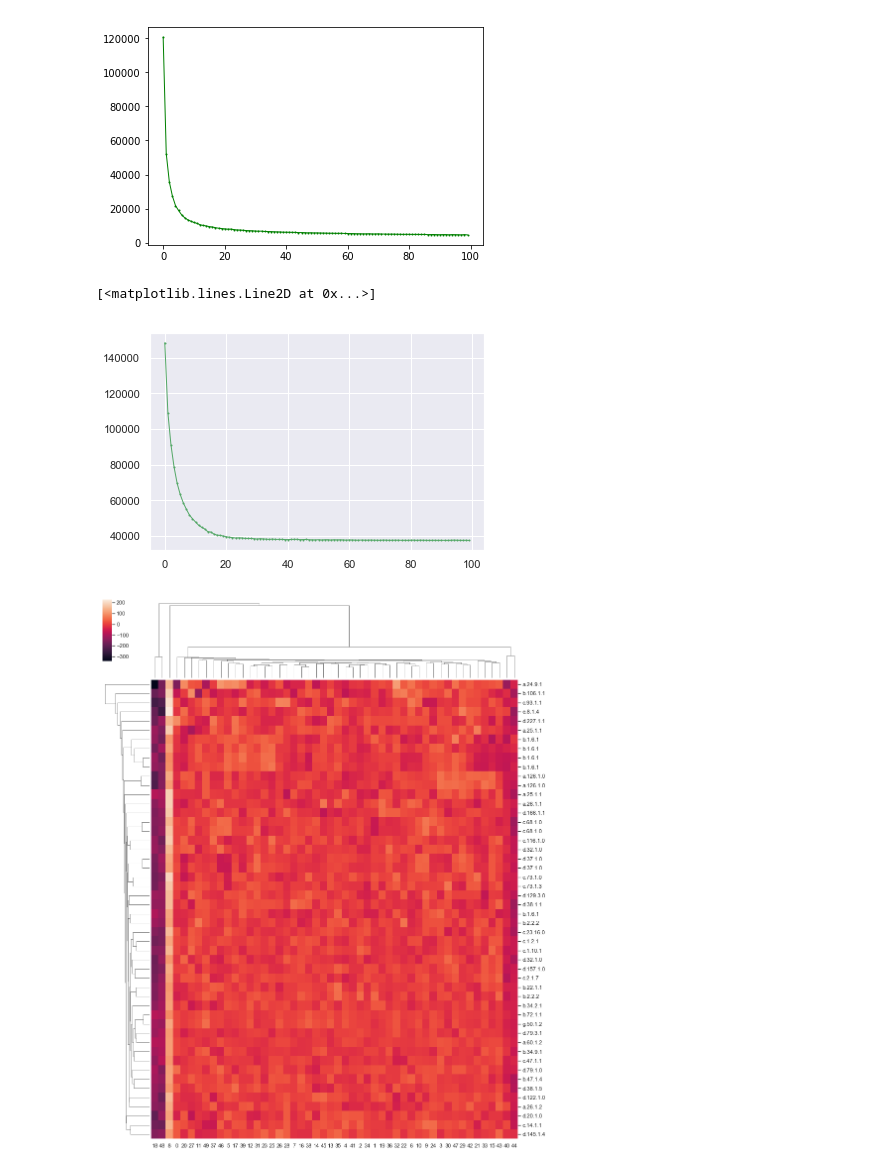
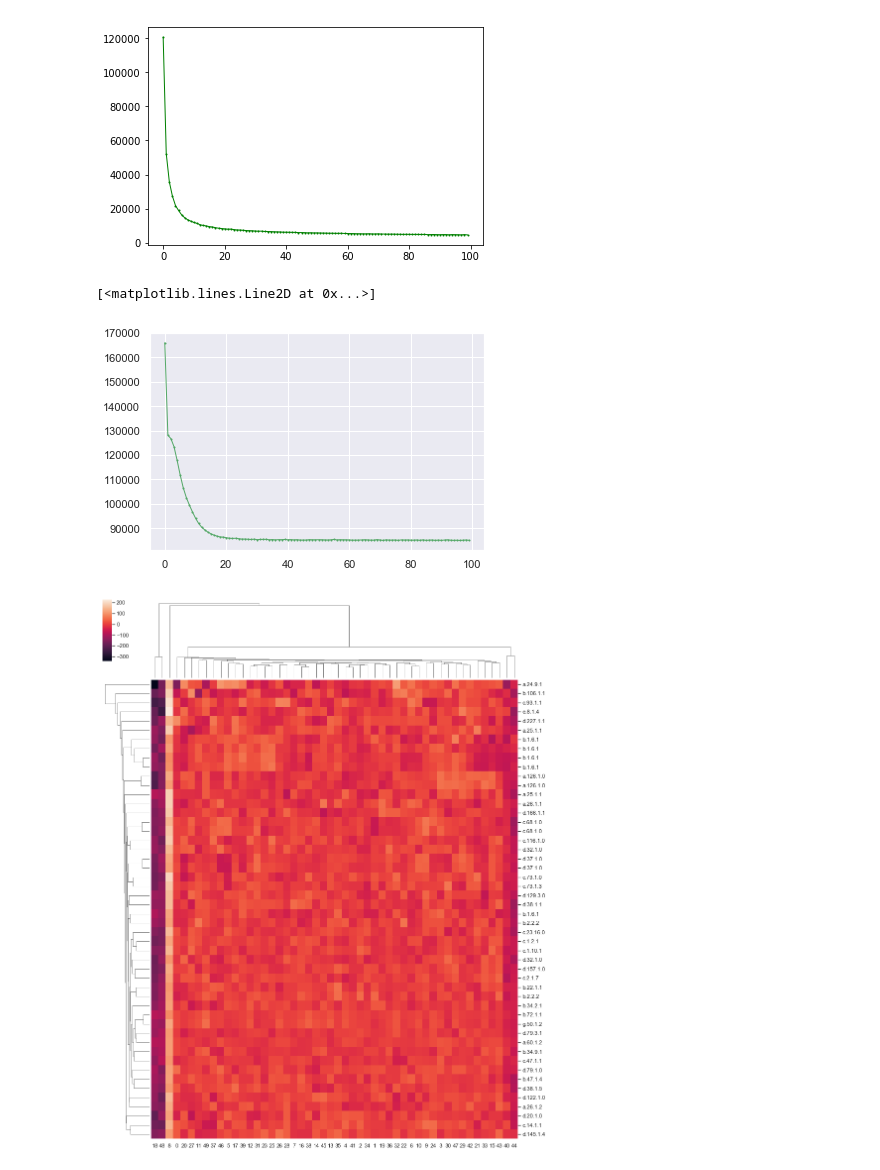
Before and after one commit to hacertilbec/Protein-Vectorization, a Jupyter notebook: Protein Distance Matrix/Hierarchical Clustering Heat Map.ipynb, the cells around one changed output. Drawn from its saved outputs; the diff is of its cells as text; code cells hidden in the pictures.

```diff
--- a/Protein Distance Matrix/Hierarchical Clustering Heat Map.ipynb
+++ b/Protein Distance Matrix/Hierarchical Clustering Heat Map.ipynb
@@ -53,10 +53,10 @@ ax.plot(range(0,len(loss)), loss, 'go-', linewidth=1, markersize=1)
 [figure]
 # %%
 input_size = len(X_train[0])
-new_features, loss = LinearAutoencoder(X_train, input_size, 50, 100, learning_rate=0.0001)
+new_features10d, loss = LinearAutoencoder(X_train, input_size, 10, 100, learning_rate=0.0001)
 # LOSS GRAPH
 fig, ax = plt.subplots()
 ax.plot(range(0,len(loss)), loss, 'go-', linewidth=1, markersize=1)
 # %% [output]
 [<matplotlib.lines.Line2D at 0x...>]
-[figure, old version]
+[figure, new version]
```
Also changed, not shown: parts of 2 cells of this notebook.
